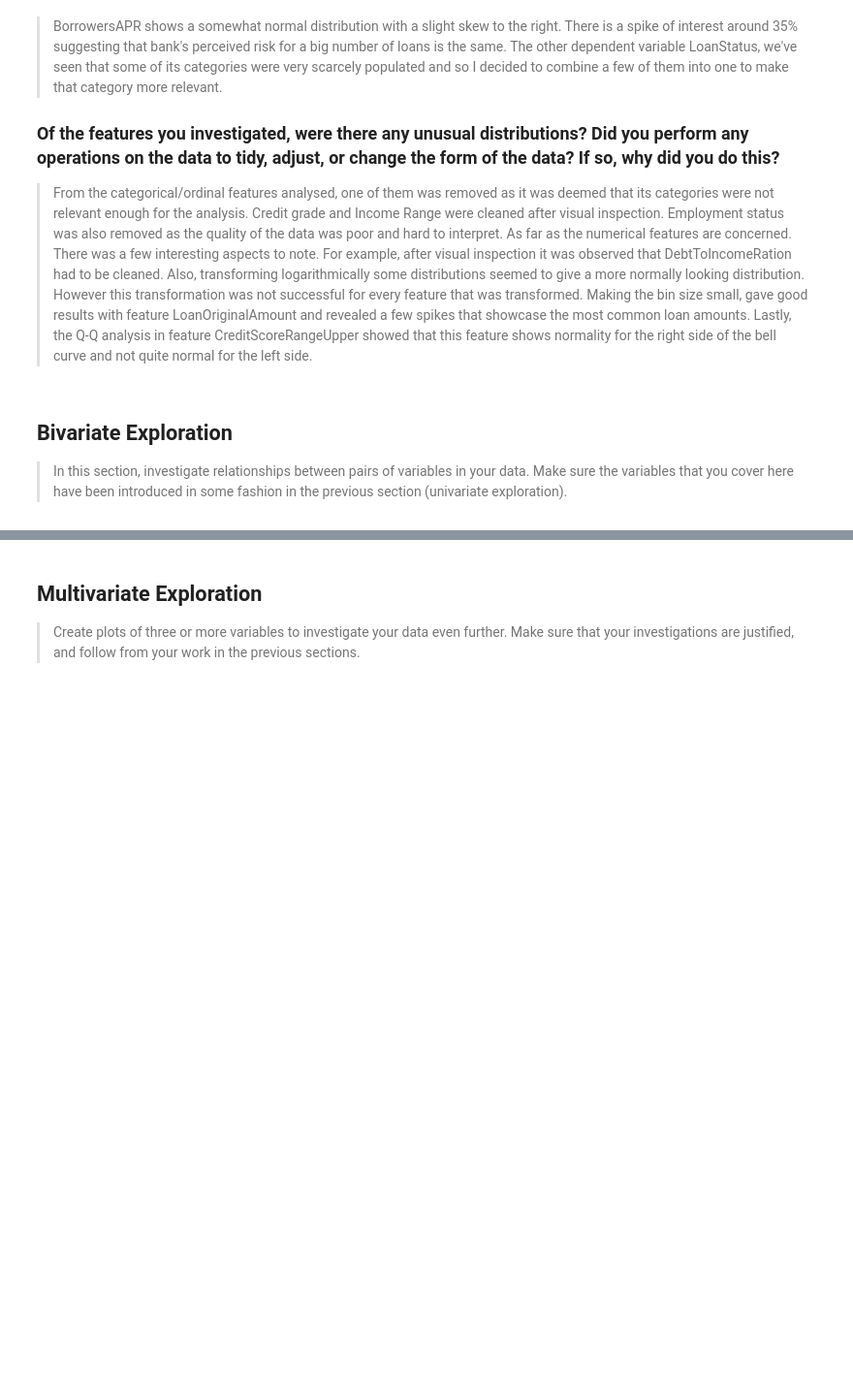
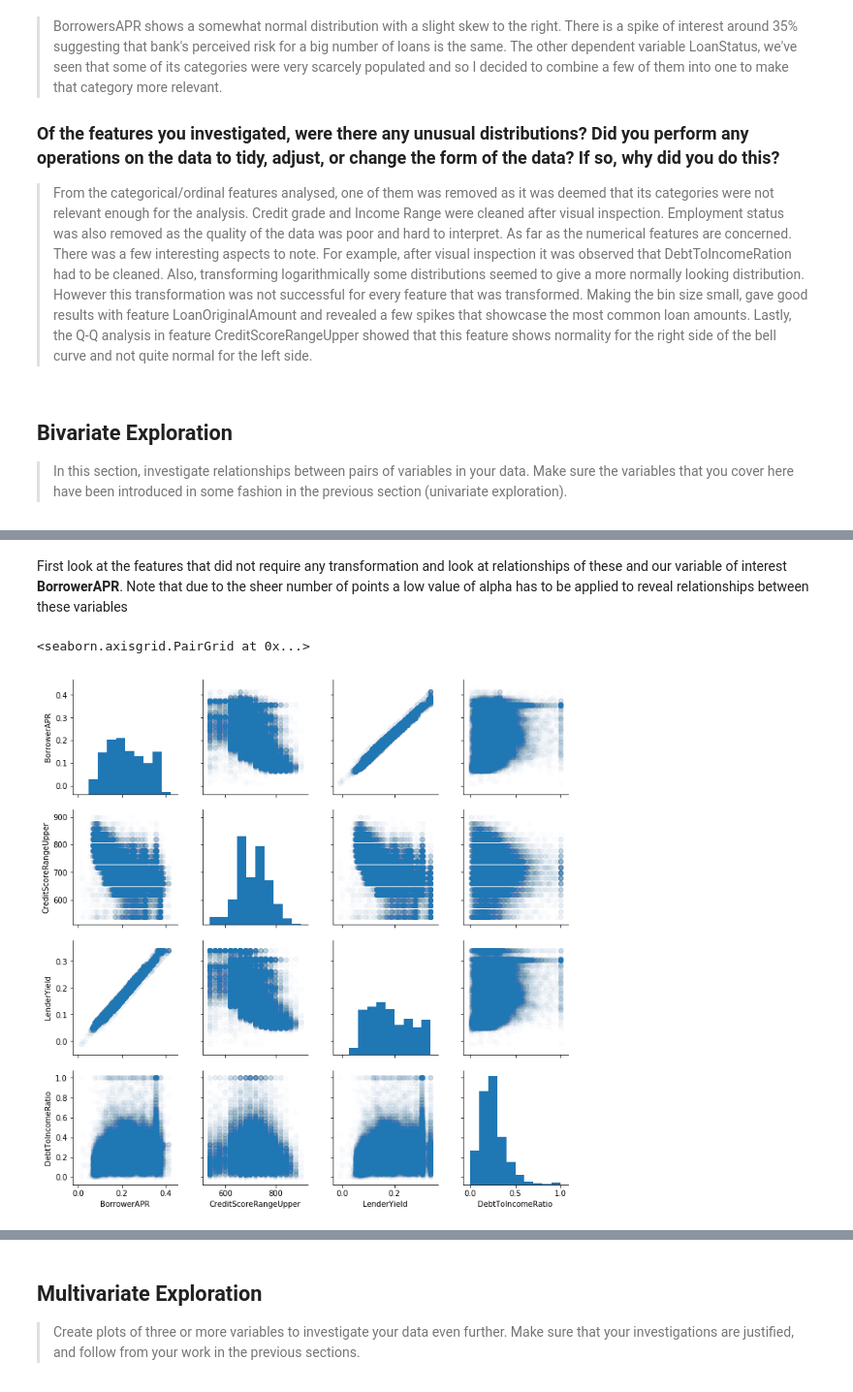
Before and after one commit to aleromar/LoanDataVisuals, a Jupyter notebook: exploration_template.ipynb, the cells around one changed output, grey strips where cells are left out. Shown at 97% size. Cells and saved outputs as stored; diff of their text form; code cells hidden in the pictures; blank space fills up the shorter version.

```diff
--- a/exploration_template.ipynb
+++ b/exploration_template.ipynb
@@ -826,0 +884,11 @@ fashion in the previous section (univariate exploration).
+# %% [markdown]
+First look at the features that did not require any transformation and look at relationships of these and our variable of interest **BorrowerAPR**. Note that due to the sheer number of points a low value of alpha has to be applied to reveal relationships between these variables
+# %%
+varsToScatter = loan_clean[['BorrowerAPR','CreditScoreRangeUpper','LenderYield','DebtToIncomeRatio']].copy()
+varsToScatter['DebtToIncomeRatio'] = varsToScatter['DebtToIncomeRatio'].where(lambda x: x < 1, 1)
+g = sb.PairGrid(data=varsToScatter, vars = ['BorrowerAPR','CreditScoreRangeUpper','LenderYield','DebtToIncomeRatio'])
+g.map_diag(plt.hist)
+g.map_offdiag(plt.scatter, alpha=0.01)
+# %% [output]
+<seaborn.axisgrid.PairGrid at 0x...>
+[figure, added]
```
Also changed, not shown: parts of 55 cells of this notebook.
